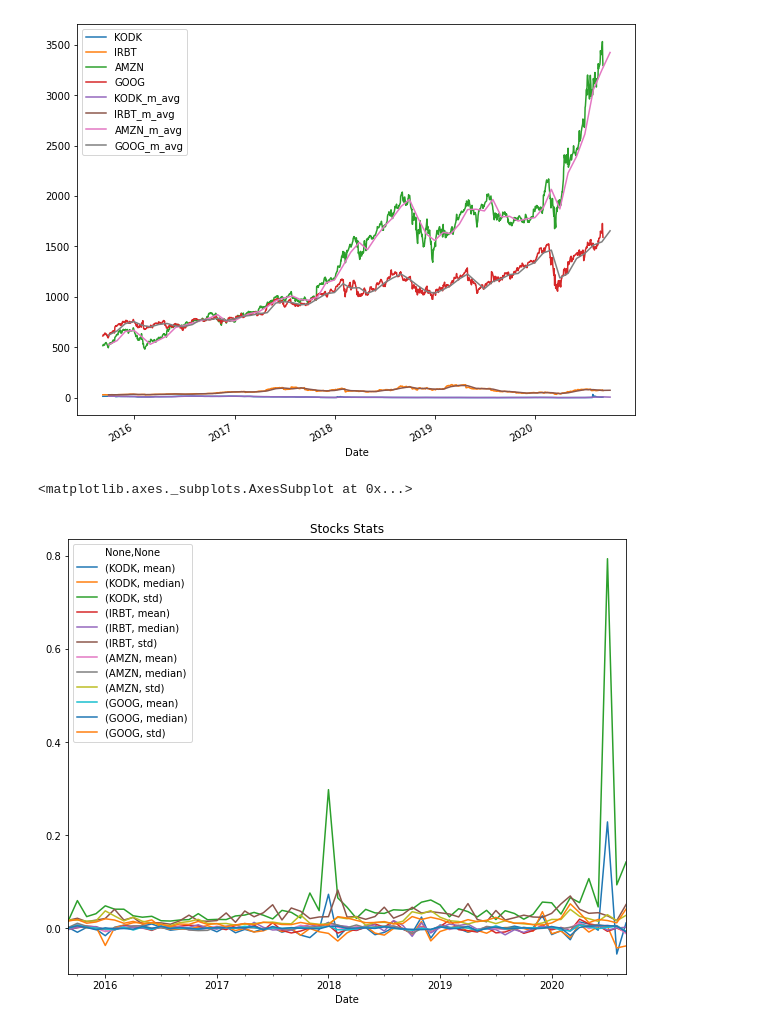
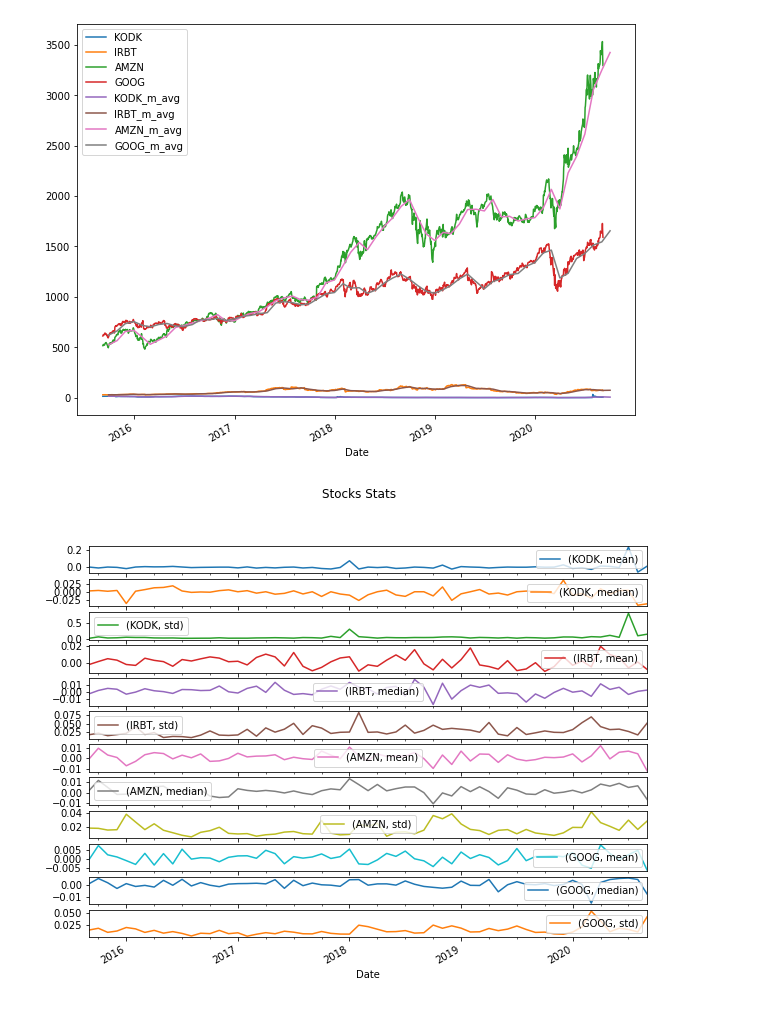
Before and after one commit to GabeMaldonado/JupyterNotebooks, a Jupyter notebook: TimeSeries.ipynb, the cells around one changed output. Saved outputs shown, nothing was run; the diff lists cells and outputs as text; code cells hidden in the pictures.

```diff
--- a/TimeSeries.ipynb
+++ b/TimeSeries.ipynb
@@ -1155,7 +1155,6 @@ daily_returns = price.squeeze().pct_change()
 stats = daily_returns.resample('M').agg(['mean', 'median', 'std'])
 # %%
 # plot stats
-stats.plot(title="Stocks Stats", figsize=(10,8))
+stats.plot(title="Stocks Stats", subplots=True, figsize=(10,8));
 # %% [output]
-<matplotlib.axes._subplots.AxesSubplot at 0x...>
-[figure, old version]
+[figure, new version]
```
